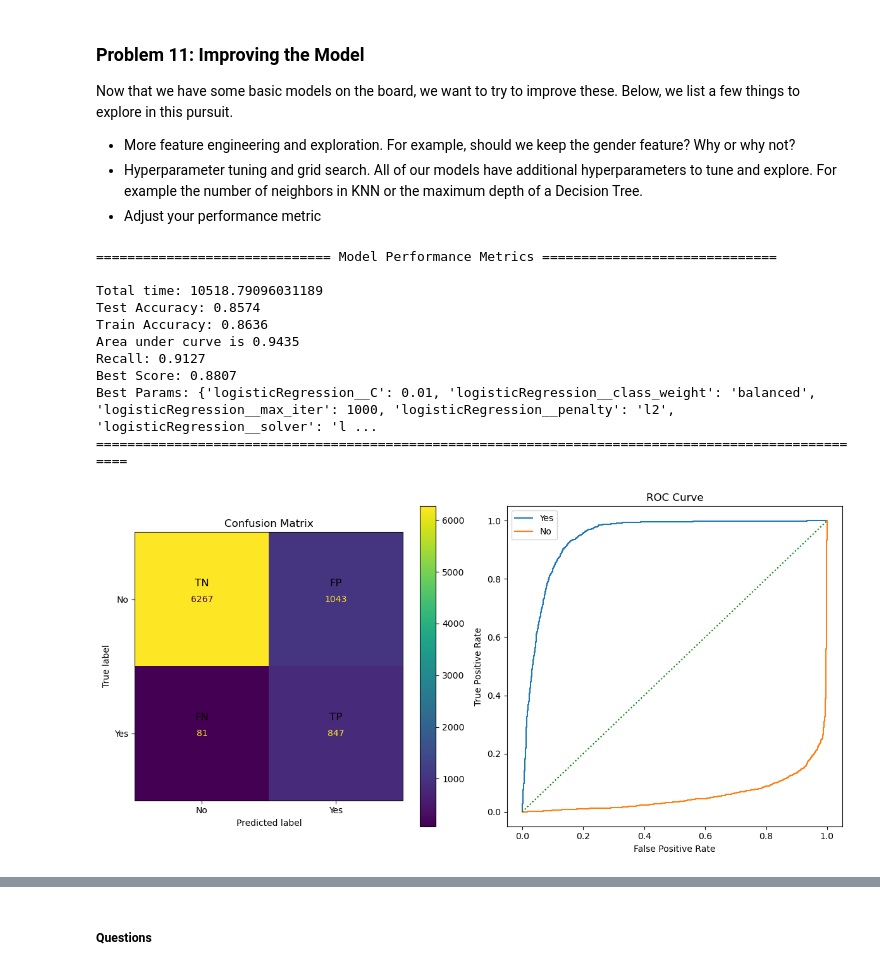
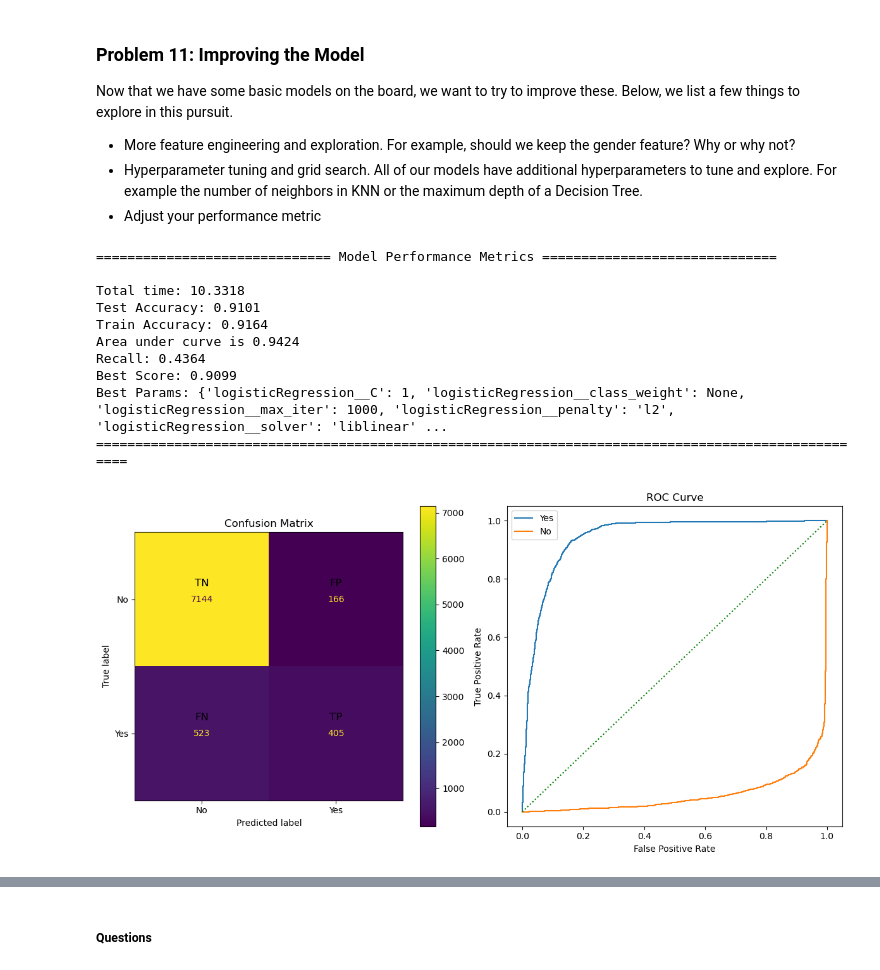
Before and after one commit to nachiketpatil/bank_marketing_analysis, a Jupyter notebook: bank_marketing_analysis.ipynb, the cells around one changed output, grey strips where cells are left out. Saved outputs shown, nothing was run; the diff lists cells and outputs as text; code cells hidden in the pictures.

```diff
--- a/bank_marketing_analysis.ipynb
+++ b/bank_marketing_analysis.ipynb
@@ -633,19 +618,20 @@ Recall: 0.3233
 # %%
 ######### Support Vector Machine Model #########
 svm_pipe = Pipeline ([
-    ('scale', StandardScaler(with_mean=False)),
+    ('scale', StandardScaler()),
     ('svm', SVC(probability=True))
 ])
 
 svm_start_time = time.time()
 svm_pipe.fit(X_train, y_train)
-svm_end_time = time.time()
-svm_time_taken = (svm_end_time - svm_start_time) * 1000 # millis
 
 # accuracy scores
 svm_train_pred = svm_pipe.predict(X_train)
+svm_test_pred = svm_pipe.predict(X_test)
+svm_end_time = time.time()
+svm_time_taken = (svm_end_time - svm_start_time) # seconds
+
 svm_train_acc = accuracy_score(y_train, svm_train_pred)
-svm_test_pred = svm_pipe.predict(X_test)
 svm_test_acc = accuracy_score(y_test, svm_test_pred)
 svm_recall_score = recall_score(y_test, svm_test_pred)
 
@@ -699,64 +684,67 @@ perf_recalls = []
 perf_best_params = []
 perf_best_scores = []
 # %%
-# Print and record performance metrics for models
+# Helper method to print and record performance metrics for running grid search to tune hyperparameters for models
 def print_perf_metrics(model, train_preds, test_preds, total_time_taken, best_param, best_score):
-    train_acc = accuracy_score(y_train, train_preds)
-    test_acc = accuracy_score(y_test, test_preds)
-    r_score = recall_score(y_test, test_preds)
+    train_acc = round(accuracy_score(y_train, train_preds), 4)
+    test_acc = round(accuracy_score(y_test, test_preds), 4)
+    r_score = round(recall_score(y_test, test_preds), 4)
     preds_proba = model.predict_proba(X_test)
     y_probs = preds_proba[::,1]
-    auc = roc_auc_score(y_true=y_test, y_score=y_probs)
+    auc = round(roc_auc_score(y_true=y_test, y_score=y_probs), 4)
+    total_time_rounded = round(total_time_taken, 4)
+    best_score_rounded = round(best_score, 4)
 
 
-    perf_fit_times.append(total_time_taken)
+
+    perf_fit_times.append(total_time_rounded)
     perf_train_accuracies.append(train_acc)
     perf_test_accuracies.append(test_acc)
     perf_recalls.append(r_score)
     perf_best_params.append(model.get_params())
-    perf_best_scores.append(best_score)
+    perf_best_scores.append(best_score_rounded)
 
     print('='*30 + " Model Performance Metrics " + '='*30 + '\n')
-    print("Total time: {}".format(total_time_taken))
-    print("Test Accuracy: {:.4f}".format(train_acc))
-    print("Train Accuracy: {:.4f}".format(test_acc))
-    print("Area under curve is {:.4f}".format(auc))
-    print("Recall: {:.4f}".format(r_score))
-    print("Best Score: {:.4f}".format(best_score))
+    print("Total time: {}".format(total_time_rounded))
+    print("Test Accuracy: {}".format(train_acc))
+    print("Train Accuracy: {}".format(test_acc))
+    print("Area under curve is {}".format(auc))
+    print("Recall: {}".format(r_score))
+    print("Best Score: {}".format(best_score_rounded))
     print(f"Best Params: {best_param}")
 # %%
 # Running Grid search to find best Hyperparameter tuning for LogisticRegression
 lr_start_time = time.time()
 lr_param_grid = {
     'logisticRegression__C': [0.01, 0.1, 1, 10],
     'logisticRegression__class_weight': [None, 'balanced'],
     'logisticRegression__max_iter': [1000],
     'logisticRegression__penalty': ['l2'],
     'logisticRegression__solver': ['liblinear']
 }
 
-lr_grid = GridSearchCV(lr_pipe, lr_param_grid, cv=5, n_jobs=1, verbose=0, scoring={'accuracy': 'accuracy', 'recall': 'recall'}, refit='recall')
+lr_grid = GridSearchCV(lr_pipe, lr_param_grid, cv=5, n_jobs=1, verbose=0, scoring={'accuracy': 'accuracy'}, refit='accuracy')
 lr_grid.fit(X_train, y_train)
 lr_test_preds = lr_grid.best_estimator_.predict(X_test)
 lr_train_preds = lr_grid.best_estimator_.predict(X_train)
 lr_end_time = time.time()
-lr_time_taken = (lr_end_time - lr_start_time) * 1000 # millis
+lr_time_taken = (lr_end_time - lr_start_time) #seconds
 
 print_perf_metrics(lr_grid.best_estimator_, lr_train_preds, lr_test_preds, lr_time_taken, lr_grid.best_params_, lr_grid.best_score_)
 
-conf_matrix_roc_plot("Logistic Regression Model with Tuned Hyperparameter", lr_grid.best_estimator_, X_test, y_test)
+conf_matrix_roc_plot("Logistic Regression Model with Tuned Hyperparameters", lr_grid.best_estimator_, X_test, y_test)
 # %% [output]
 ============================== Model Performance Metrics ==============================
 
-Total time: 10518.79096031189
-Test Accuracy: 0.8574
-Train Accuracy: 0.8636
-Area under curve is 0.9435
-Recall: 0.9127
-Best Score: 0.8807
-Best Params: {'logisticRegression__C': 0.01, 'logisticRegression__class_weight': 'balanced', 'logisticRegression__max_iter': 1000, 'logisticRegression__penalty': 'l2', 'logisticRegression__solver': 'l ...
+Total time: 10.3318
+Test Accuracy: 0.9101
+Train Accuracy: 0.9164
+Area under curve is 0.9424
+Recall: 0.4364
+Best Score: 0.9099
+Best Params: {'logisticRegression__C': 1, 'logisticRegression__class_weight': None, 'logisticRegression__max_iter': 1000, 'logisticRegression__penalty': 'l2', 'logisticRegression__solver': 'liblinear' ...
 ====================================================================================================
-[figure, old version]
+[figure, new version]
 # %%
 # Running Grid search to find best Hyperparameter tuning for DecisionTree model
 dtree_start_time = time.time()
```
Also changed, not shown: parts of 19 cells of this notebook.
